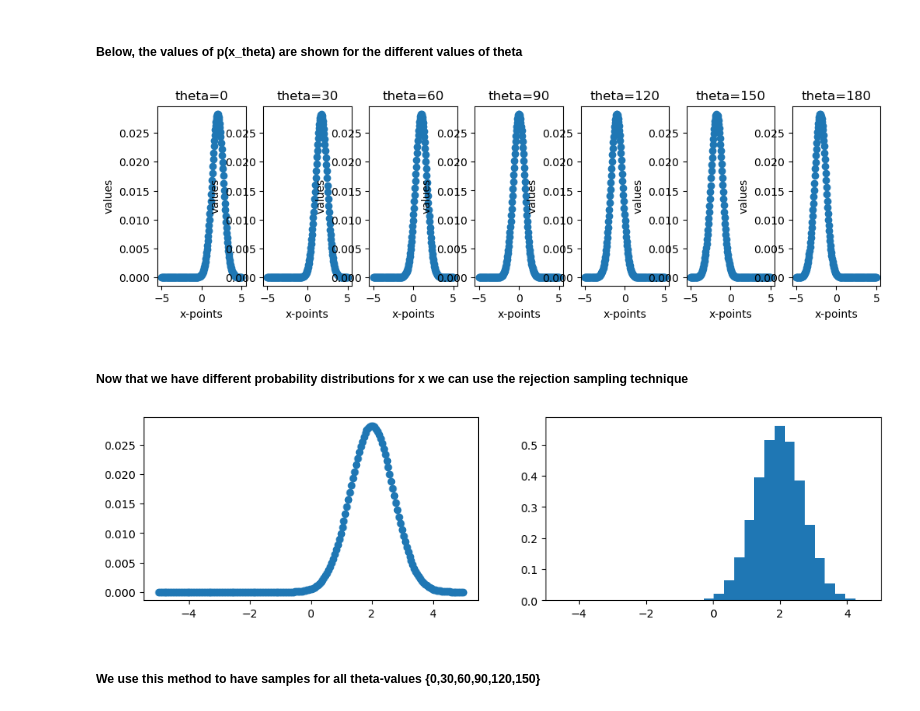
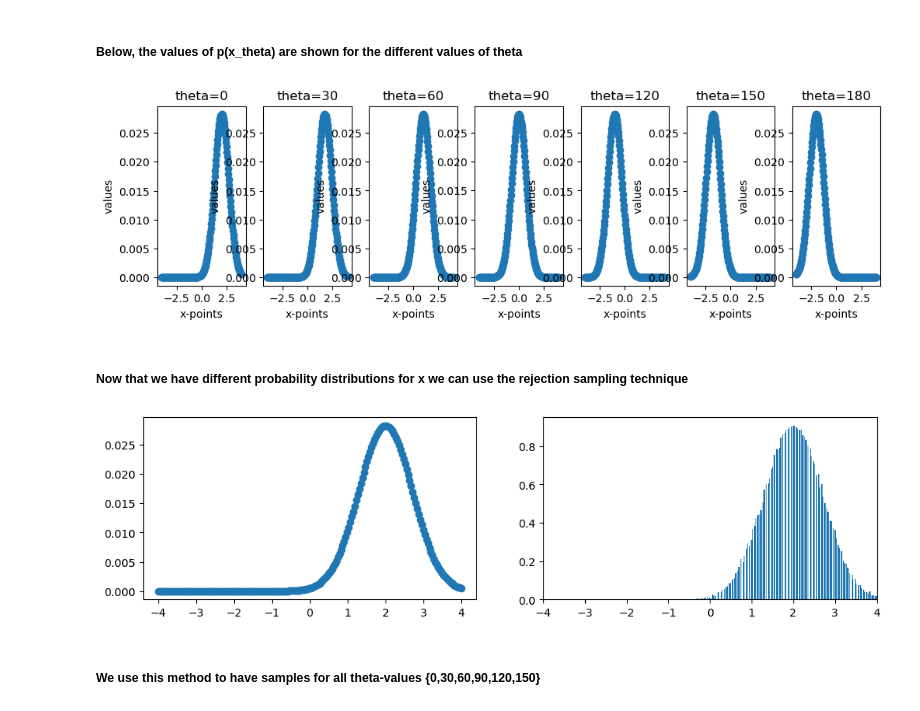
Before and after one commit to Rasmus9023/Homodyne-Tomography, a Jupyter notebook: prob_theta.ipynb, the cells around one changed output. Cells and saved outputs as stored; diff of their text form; code cells hidden in the pictures.

```diff
--- a/prob_theta.ipynb
+++ b/prob_theta.ipynb
@@ -20,14 +38,14 @@ rho_coherent_dm = qt.coherent_dm(N, np.sqrt(2))
 # %%
-# Below we create the Wigner function using qtip and choose an x-space from -5 to 5 with 200 points
+# Below we create the Wigner function using qtip and choose an x-space from -lnspc to lnspc with 200 points
 
-xvec = np.linspace(-5,5,200)
+lnspc = 4
+
+xvec = np.linspace(-lnspc,lnspc,200)
 
 W_coherent = qt.wigner(rho_coherent_dm, xvec, xvec)
 
-fig, axes = plt.subplots(1, 3, figsize=(12,3))
-
-cont0 = axes[0].contourf(xvec, xvec, W_coherent, 100)
-lbl0 = axes[0].set_title("Coherent state")
+cont0 = plt.contourf(xvec, xvec, W_coherent, 100)
+lbl0 = plt.title("Coherent state")
 cbar = plt.colorbar(cont0)
 
 plt.show()
@@ -103,47 +114,44 @@ for ax in axes.flat:
 
 plt.show()
 # %% [output]
-[figure, old version]
+[figure, new version]
 # %% [markdown]
 ##### Now that we have different probability distributions for x we can use the rejection sampling technique
 # %%
 # Rejection sample function of an array of points
 
-def Rsamp(arr):
-    """arr is an array containing the given array of points"""
+def Rsamp(arr, lnspcfnc):
+    """arr is an array containing the given array of points
+    lnspcfnc is the x-axis grid size (-lnspcfnc;lnspcfnc)"""
 
     maxval = max(arr)
-
     Ry = np.random.uniform(0,maxval,200)
-
-    xgrid = np.linspace(-5,5,200) #This is the gridspace here (not general)
-
+    xgrid = np.linspace(-lnspcfnc,lnspcfnc,200)
     indices = np.where(arr>Ry)
-
     Rsample = xgrid[indices]
 
     return Rsample
 
-# For loop for iteration; maybe change as to avoid for-loops
+# For loop for iteration; maybe change (avoid for-loops)
 
-def RepRsamp(iter,arr1):
+def RepRsamp(iter,arr1,lnspcfnc):
     RsampIter = np.array([])
     for i in range(iter):
-        RsampIter = np.append(RsampIter,Rsamp(arr1))
+        RsampIter = np.append(RsampIter,Rsamp(arr1,lnspcfnc))
     return RsampIter
 # %%
-vals = Rsamp(xs[0])
-valsIter = RepRsamp(1000, xs[0])
+vals = Rsamp(xs[0], 4)
+valsIter = RepRsamp(1000, xs[0],4)
 # %%
 fig, axes = plt.subplots(1, 2, figsize=(12,3))
 
 scat0 = axes[0].scatter(xvec, xs[0])
-hist1 = axes[1].hist(valsIter,bins=20, density=True)
+hist1 = axes[1].hist(valsIter,bins=200, density=True, stacked=True)
 
-plt.xlim(-5,5)
+plt.xlim(-lnspc,lnspc)
 plt.show()
 # %% [output]
-[figure, old version]
+[figure, new version]
 # %% [markdown]
 ##### We use this method to have samples for all theta-values {0,30,60,90,120,150}
 # %%
```
Also changed, not shown: parts of 26 cells of this notebook, 4 other files.
